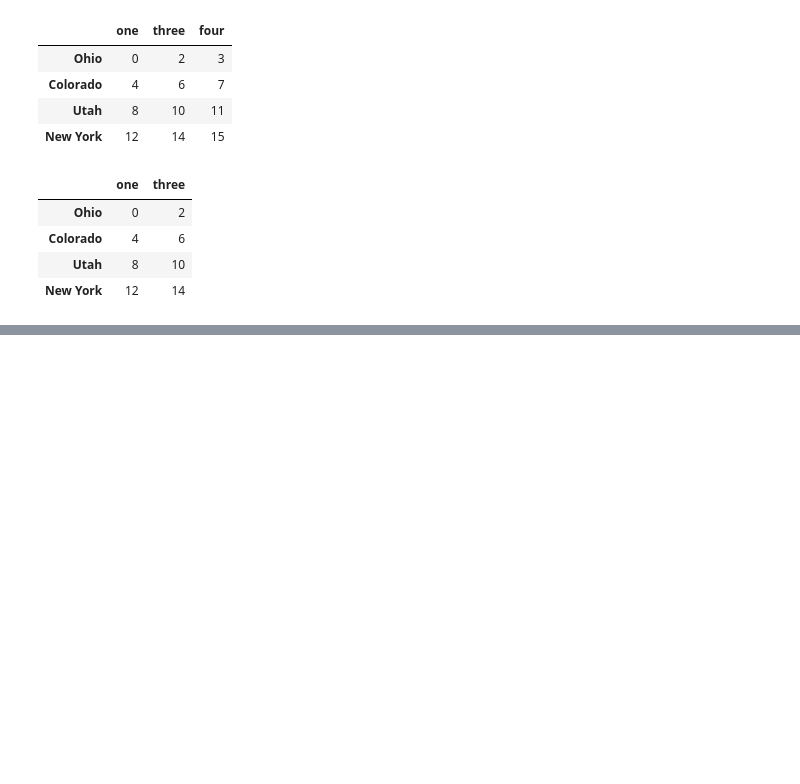
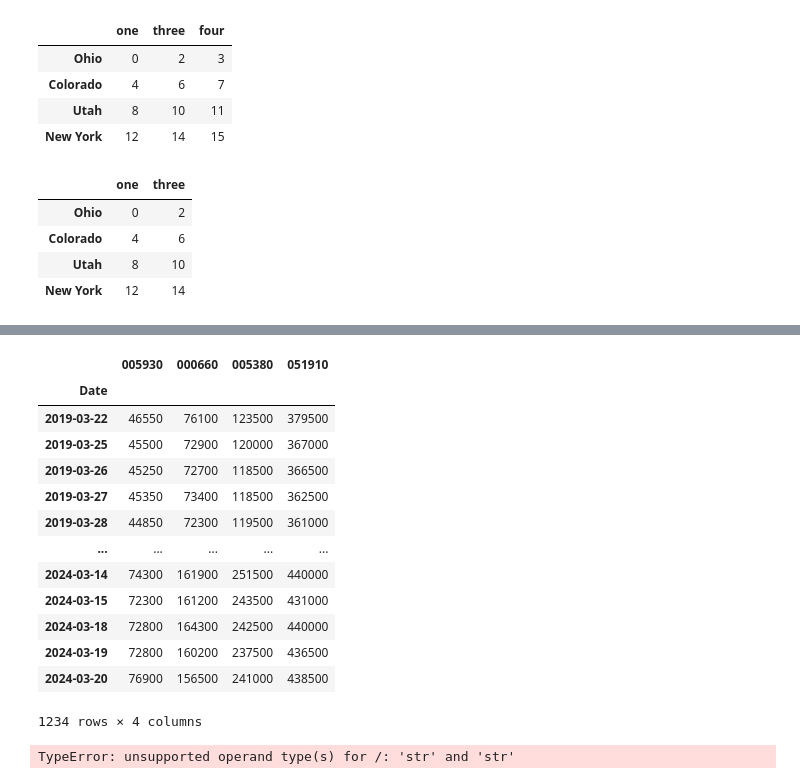
Before and after one commit to liuxm0239/pyDataScience, a Jupyter notebook: ch05_pandas.ipynb, the cells around one changed output, grey strips where cells are left out. Drawn from its saved outputs; the diff is of its cells as text; code cells hidden in the pictures; blank space fills up the shorter version.

```diff
--- a/ch05_pandas.ipynb
+++ b/ch05_pandas.ipynb
@@ -550,0 +1254,3 @@ data.drop(['two', 'four'], axis='columns')
+# %%
+all_data = {ticker: web.DataReader(ticker, 'naver')
+            for ticker in ['005930', '000660', '005380', '051910']}
@@ -550,0 +1260,5 @@ data.drop(['two', 'four'], axis='columns')
+# %%
+price = pd.DataFrame({ticker: data['Close']
+                     for ticker, data in all_data.items()})
+# %%
+price = price.astype(float)
@@ -550,0 +1304,21 @@ data.drop(['two', 'four'], axis='columns')
+# %%
+price
+# %% [output]
+|  | 005930 | 000660 | 005380 | 051910 |
+| Date |  |  |  |  |
+| 2019-03-22 | 46550 | 76100 | 123500 | 379500 |
+| 2019-03-25 | 45500 | 72900 | 120000 | 367000 |
+| 2019-03-26 | 45250 | 72700 | 118500 | 366500 |
+| 2019-03-27 | 45350 | 73400 | 118500 | 362500 |
+| 2019-03-28 | 44850 | 72300 | 119500 | 361000 |
+| ... | ... | ... | ... | ... |
+| 2024-03-14 | 74300 | 161900 | 251500 | 440000 |
+| 2024-03-15 | 72300 | 161200 | 243500 | 431000 |
+| 2024-03-18 | 72800 | 164300 | 242500 | 440000 |
+| 2024-03-19 | 72800 | 160200 | 237500 | 436500 |
+| 2024-03-20 | 76900 | 156500 | 241000 | 438500 |
+1234 rows × 4 columns
+# %%
+price.pct_change()
+# %% [output]
+TypeError: unsupported operand type(s) for /: 'str' and 'str'
```
Also changed, not shown: parts of 95 cells of this notebook.
